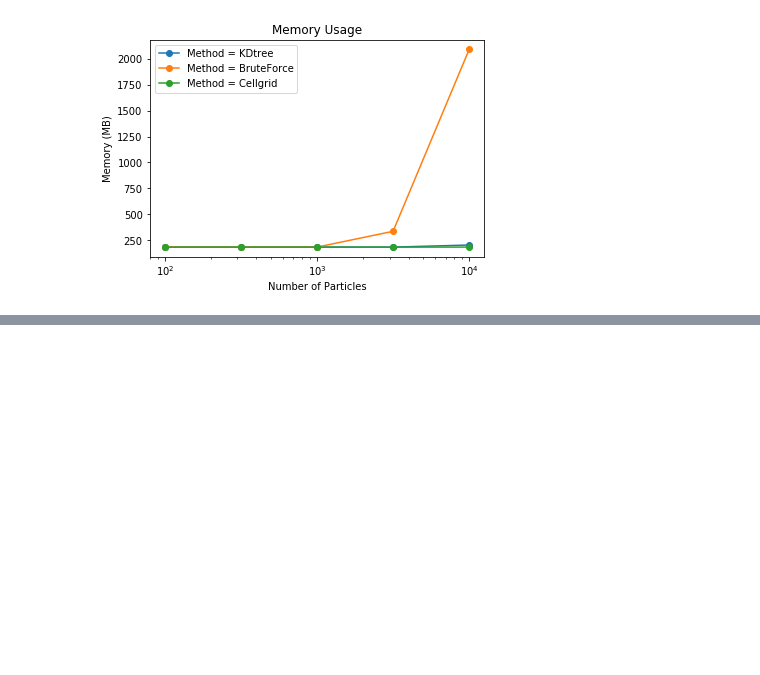
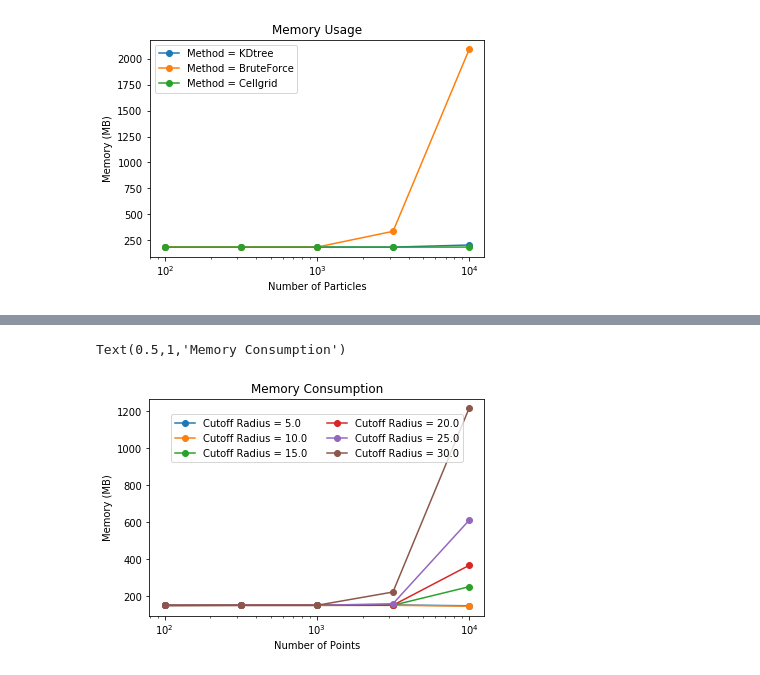
Before and after one commit to seb-buch/Benchmarks_Distance, a Jupyter notebook: Notebooks/BM_PairContact.ipynb, the cells around one changed output, grey strips where cells are left out. Drawn from its saved outputs; the diff is of its cells as text; code cells hidden in the pictures; blank space fills up the shorter version.

```diff
--- a/Notebooks/BM_PairContact.ipynb
+++ b/Notebooks/BM_PairContact.ipynb
@@ -173,0 +174,15 @@ for maxdist in Maxdist:
+# %%
+arr = np.array(mem_cg)
+for maxdist in Maxdist:
+    mask = (arr[:,1]==maxdist)
+    npt,avg = (arr[mask,:][:,0]),(arr[mask,:][:,2])
+    plt.errorbar(npt,avg,label='Cutoff Radius = {}'.format(maxdist),fmt='-o')
+plt.legend(loc='upper center', bbox_to_anchor=(0.5, 0.95),
+          ncol=2, fancybox=True)
+plt.xlabel('Number of Points')
+plt.ylabel('Memory (MB)')
+plt.xscale('log')
+plt.title('Memory Consumption')
+# %% [output]
+Text(0.5,1,'Memory Consumption')
+[figure, added]
```
Also changed, not shown: parts of 3 cells of this notebook, 1 other file.
